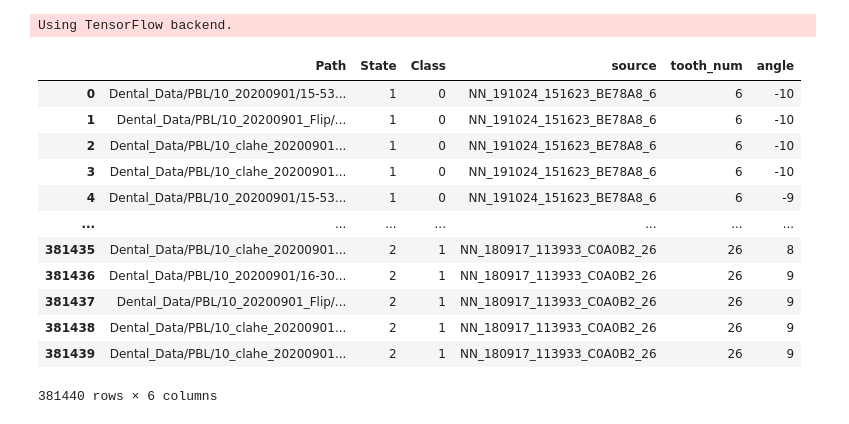
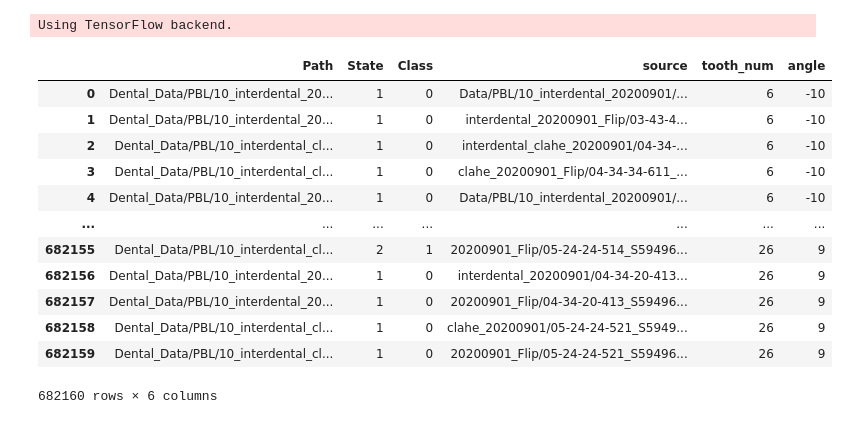
Before and after one commit to lovelessless99/Dental_Project, a Jupyter notebook: Single_Network_Kfold.ipynb, the cells around one changed output. Drawn from its saved outputs; the diff is of its cells as text; code cells hidden in the pictures.

```diff
--- a/Single_Network_Kfold.ipynb
+++ b/Single_Network_Kfold.ipynb
@@ -19,40 +19,40 @@ import time
 # %% [output]
 Using TensorFlow backend.
 # %%
+directory = [
+                "Dental_Data/PBL/10_interdental_20200901",
+                "Dental_Data/PBL/10_interdental_20200901_Flip",
+                "Dental_Data/PBL/10_interdental_clahe_20200901",
+                "Dental_Data/PBL/10_interdental_clahe_20200901_Flip"
+            ]
+
 # directory = [
-#                 "Dental_Data/PBL/10_interdental_20200901",
-#                 "Dental_Data/PBL/10_interdental_20200901_Flip",
-#                 "Dental_Data/PBL/10_interdental_clahe_20200901",
-#                 "Dental_Data/PBL/10_interdental_clahe_20200901_Flip"
+#                 "Dental_Data/PBL/10_20200901_Original",
+#                 "Dental_Data/PBL/10_20200901_Flip_Original",
+#                 "Dental_Data/PBL/10_clahe_20200901_Original",
+#                 "Dental_Data/PBL/10_clahe_20200901_Flip_Original"
 #             ]
 
-directory = [
-                "Dental_Data/PBL/10_20200901_Original",
-                "Dental_Data/PBL/10_20200901_Flip_Original",
-                "Dental_Data/PBL/10_clahe_20200901_Original",
-                "Dental_Data/PBL/10_clahe_20200901_Flip_Original"
-            ]
+directory = [ i + "/mapping.json" for i in directory]
+argscale_num = 80
 
-directory = [ i + "/mapping.json" for i in directory]
-argscale_num = 4
-
-data = load_json(directory, interdental=False)
-dataset = json_2_dataframe_PBL(data)
-# dataset = json_2_dataframe_PBL_inderdental(data)
+data = load_json(directory, interdental=True)
+# dataset = json_2_dataframe_PBL(data)
+dataset = json_2_dataframe_PBL_inderdental(data)
 dataset
 # %% [output]
 |  | Path | State | Class | source | tooth_num | angle |
-| 0 | Dental_Data/PBL/10_20200901/15-53... | 1 | 0 | NN_191024_151623_BE78A8_6 | 6 | -10 |
-| 1 | Dental_Data/PBL/10_20200901_Flip/... | 1 | 0 | NN_191024_151623_BE78A8_6 | 6 | -10 |
-| 2 | Dental_Data/PBL/10_clahe_20200901... | 1 | 0 | NN_191024_151623_BE78A8_6 | 6 | -10 |
-| 3 | Dental_Data/PBL/10_clahe_20200901... | 1 | 0 | NN_191024_151623_BE78A8_6 | 6 | -10 |
-| 4 | Dental_Data/PBL/10_20200901/15-53... | 1 | 0 | NN_191024_151623_BE78A8_6 | 6 | -9 |
+| 0 | Dental_Data/PBL/10_interdental_20... | 1 | 0 | Data/PBL/10_interdental_20200901/... | 6 | -10 |
+| 1 | Dental_Data/PBL/10_interdental_20... | 1 | 0 | interdental_20200901_Flip/03-43-4... | 6 | -10 |
+| 2 | Dental_Data/PBL/10_interdental_cl... | 1 | 0 | interdental_clahe_20200901/04-34-... | 6 | -10 |
+| 3 | Dental_Data/PBL/10_interdental_cl... | 1 | 0 | clahe_20200901_Flip/04-34-34-611_... | 6 | -10 |
+| 4 | Dental_Data/PBL/10_interdental_20... | 1 | 0 | Data/PBL/10_interdental_20200901/... | 6 | -10 |
 | ... | ... | ... | ... | ... | ... | ... |
-| 381435 | Dental_Data/PBL/10_clahe_20200901... | 2 | 1 | NN_180917_113933_C0A0B2_26 | 26 | 8 |
-| 381436 | Dental_Data/PBL/10_20200901/16-30... | 2 | 1 | NN_180917_113933_C0A0B2_26 | 26 | 9 |
-| 381437 | Dental_Data/PBL/10_20200901_Flip/... | 2 | 1 | NN_180917_113933_C0A0B2_26 | 26 | 9 |
-| 381438 | Dental_Data/PBL/10_clahe_20200901... | 2 | 1 | NN_180917_113933_C0A0B2_26 | 26 | 9 |
-| 381439 | Dental_Data/PBL/10_clahe_20200901... | 2 | 1 | NN_180917_113933_C0A0B2_26 | 26 | 9 |
+| 682155 | Dental_Data/PBL/10_interdental_cl... | 2 | 1 | 20200901_Flip/05-24-24-514_S59496... | 26 | 9 |
+| 682156 | Dental_Data/PBL/10_interdental_20... | 1 | 0 | interdental_20200901/04-34-20-413... | 26 | 9 |
+| 682157 | Dental_Data/PBL/10_interdental_20... | 1 | 0 | 20200901_Flip/04-34-20-413_S59496... | 26 | 9 |
+| 682158 | Dental_Data/PBL/10_interdental_cl... | 1 | 0 | clahe_20200901/05-24-24-521_S5949... | 26 | 9 |
+| 682159 | Dental_Data/PBL/10_interdental_cl... | 1 | 0 | 20200901_Flip/05-24-24-521_S59496... | 26 | 9 |
-381440 rows × 6 columns
+682160 rows × 6 columns
 # %%
 # all_models = { "CNN_Net": CNN_Net, "Inception": Inception, "ResNet": ResNet }
```
Also changed, not shown: parts of 1 cell of this notebook, 7 other files.
